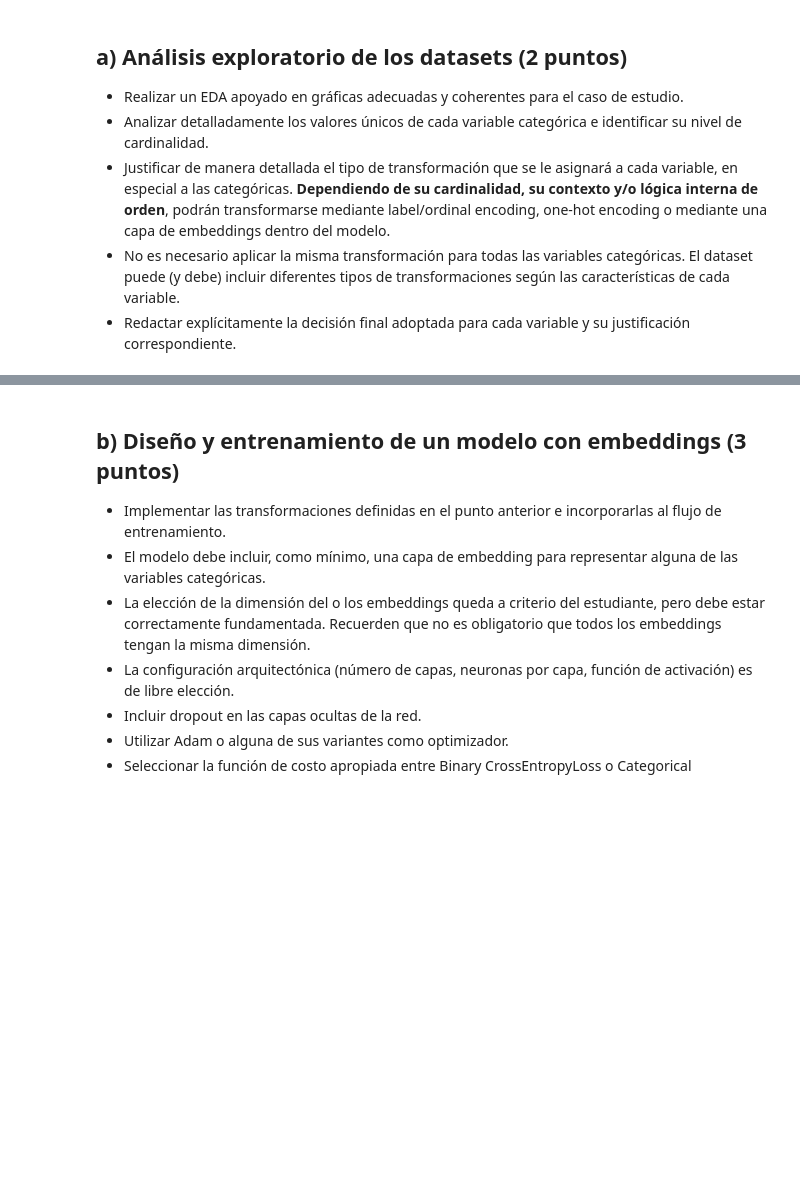
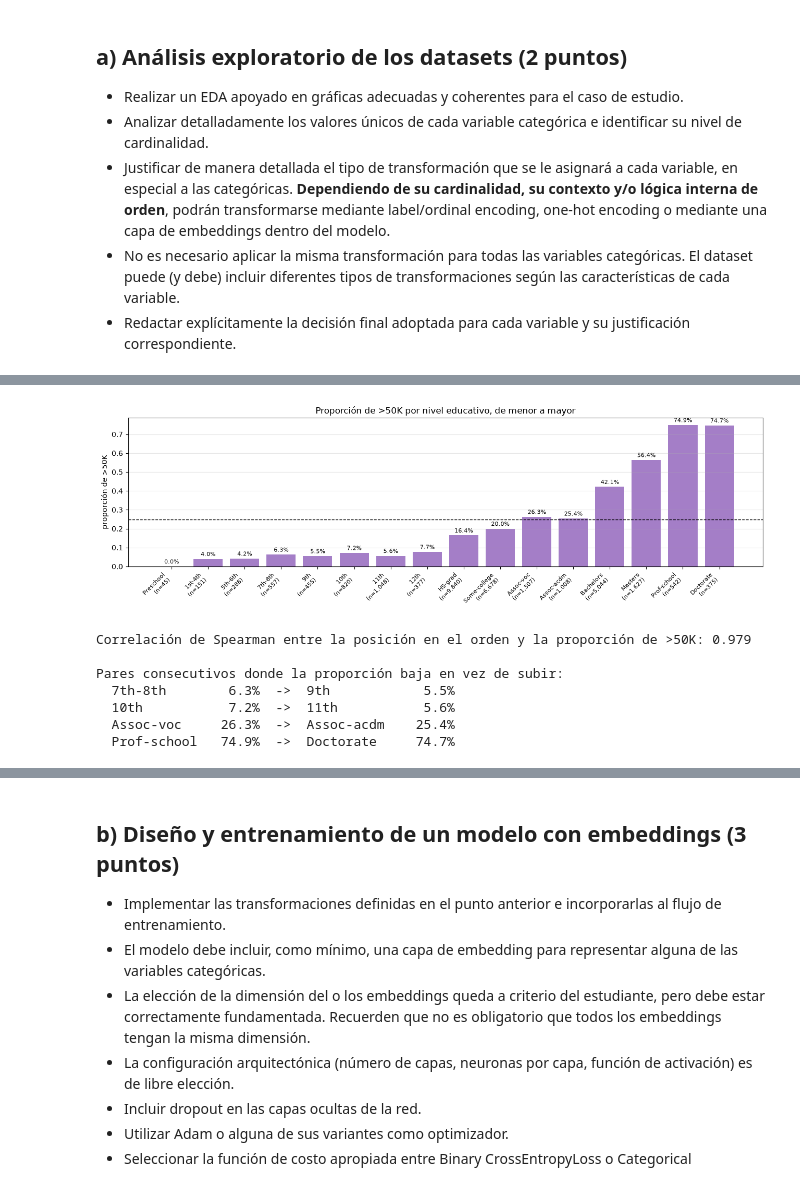
Before and after one commit to rodrigoenzohernandez/CEIA_aprendizaje_profundo_tps, a Jupyter notebook: TPS/TP2/hernandez-rodrigo-TP2-Co26.ipynb, the cells around one changed output, grey strips where cells are left out. Saved outputs shown, nothing was run; the diff lists cells and outputs as text; code cells hidden in the pictures; blank space fills up the shorter version.

```diff
--- a/TPS/TP2/hernandez-rodrigo-TP2-Co26.ipynb
+++ b/TPS/TP2/hernandez-rodrigo-TP2-Co26.ipynb
@@ -77,0 +279,36 @@ Está compuesto por los siguientes features:
+# %%
+# ----------------------------------------------------------------------
+# EDUCATION: ¿EL TARGET RESPETA EL ORDEN NATURAL?
+# ----------------------------------------------------------------------
+ORDEN_EDUCACION = ["Preschool", "1st-4th", "5th-6th", "7th-8th", "9th", "10th", "11th", "12th",
+                   "HS-grad", "Some-college", "Assoc-voc", "Assoc-acdm", "Bachelors", "Masters",
+                   "Prof-school", "Doctorate"]
+assert set(ORDEN_EDUCACION) == set(train["education"])
+
+g = alto.groupby(train["education"]).agg(["size", "mean"]).reindex(ORDEN_EDUCACION)
+
+fig, ax = plt.subplots(figsize=(13, 4.2))
+barras = ax.bar(range(len(g)), g["mean"], color="tab:purple", alpha=.85)
+ax.bar_label(barras, labels=[f"{m:.1%}" for m in g["mean"]], padding=2, fontsize=8)
+ax.set_xticks(range(len(g)), [f"{e}\n(n={n:,})" for e, n in zip(g.index, g["size"])],
+              rotation=45, ha="right", fontsize=8)
+ax.axhline(tasa_global, color="k", ls="--", lw=1)
+ax.set_ylabel("proporción de >50K"); ax.grid(alpha=.3, axis="y")
+ax.set_title("Proporción de >50K por nivel educativo, de menor a mayor")
+fig.tight_layout(); plt.show()
+
+rho = pd.Series(range(len(g)), index=g.index).corr(g["mean"], method="spearman")
+print(f"Correlación de Spearman entre la posición en el orden y la proporción de >50K: {rho:.3f}")
+print("\nPares consecutivos donde la proporción baja en vez de subir:")
+for (e1, t1), (e2, t2) in zip(g["mean"].items(), g["mean"].iloc[1:].items()):
+    if t2 < t1:
+        print(f"  {e1:12} {t1:6.1%}  ->  {e2:12} {t2:6.1%}")
+# %% [output]
+[figure, added]
+Correlación de Spearman entre la posición en el orden y la proporción de >50K: 0.979
+
+Pares consecutivos donde la proporción baja en vez de subir:
+  7th-8th        6.3%  ->  9th            5.5%
+  10th           7.2%  ->  11th           5.6%
+  Assoc-voc     26.3%  ->  Assoc-acdm    25.4%
+  Prof-school   74.9%  ->  Doctorate     74.7%
```
Also changed, not shown: parts of 33 cells of this notebook.
